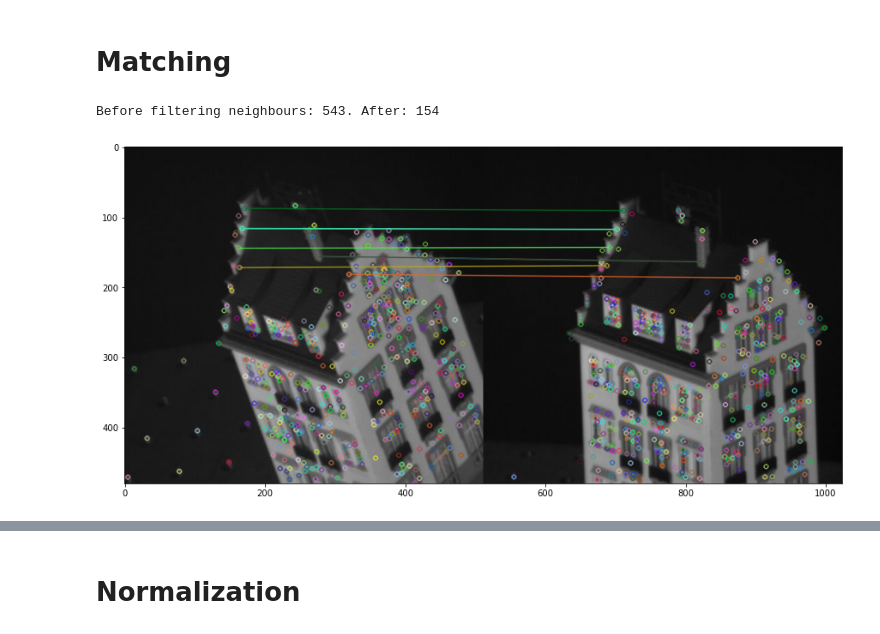
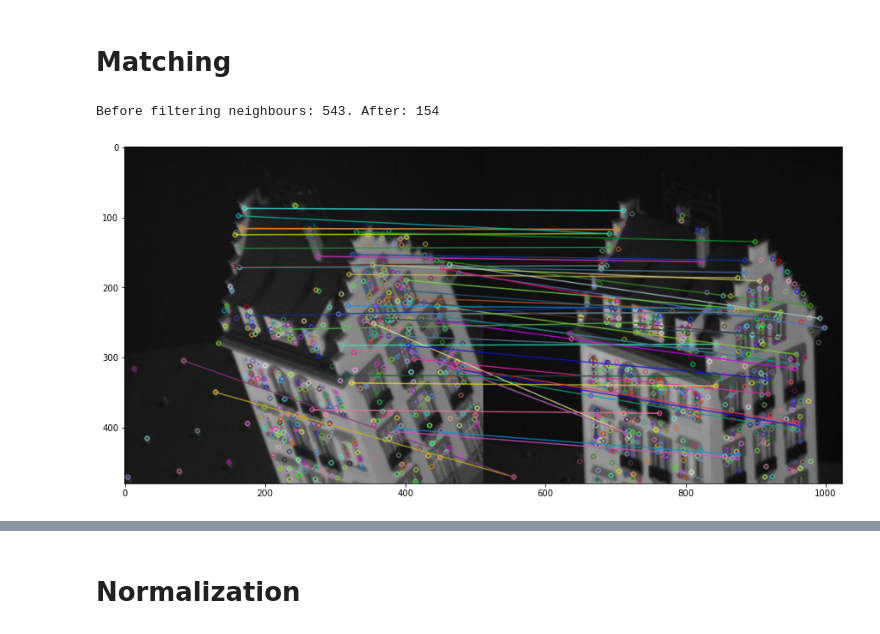
Before and after one commit to OlegBEZb/CV2_UVA_assignments, a Jupyter notebook: assignment2/src/detailed_experiments.ipynb, the cells around one changed output, grey strips where cells are left out. Saved outputs shown, nothing was run; the diff lists cells and outputs as text; code cells hidden in the pictures.

```diff
--- a/assignment2/src/detailed_experiments.ipynb
+++ b/assignment2/src/detailed_experiments.ipynb
@@ -15,13 +15,13 @@ image1 = cv.imread("../Data/House/frame00000001.png")
 image2 = cv.imread("../Data/House/frame00000049.png")
 # %%
 matches, matched_points1, matched_points2, kp1, kp2 = keypoint_matcher(image1, image2,
-                                                                       n_points=8,
+                                                                       n_points=50,
                                                                        random_selection=False,
                                                                        filter_neighbours=True,
                                                                        draw_matches=True)
 # %% [output]
 Before filtering neighbours: 543. After: 154
-[figure, old version]
+[figure, new version]
 # %%
 sorted(matched_points1, key=lambda x: x[0])
 # %% [output]
```
Also changed, not shown: parts of 13 cells of this notebook, 1 other file.
